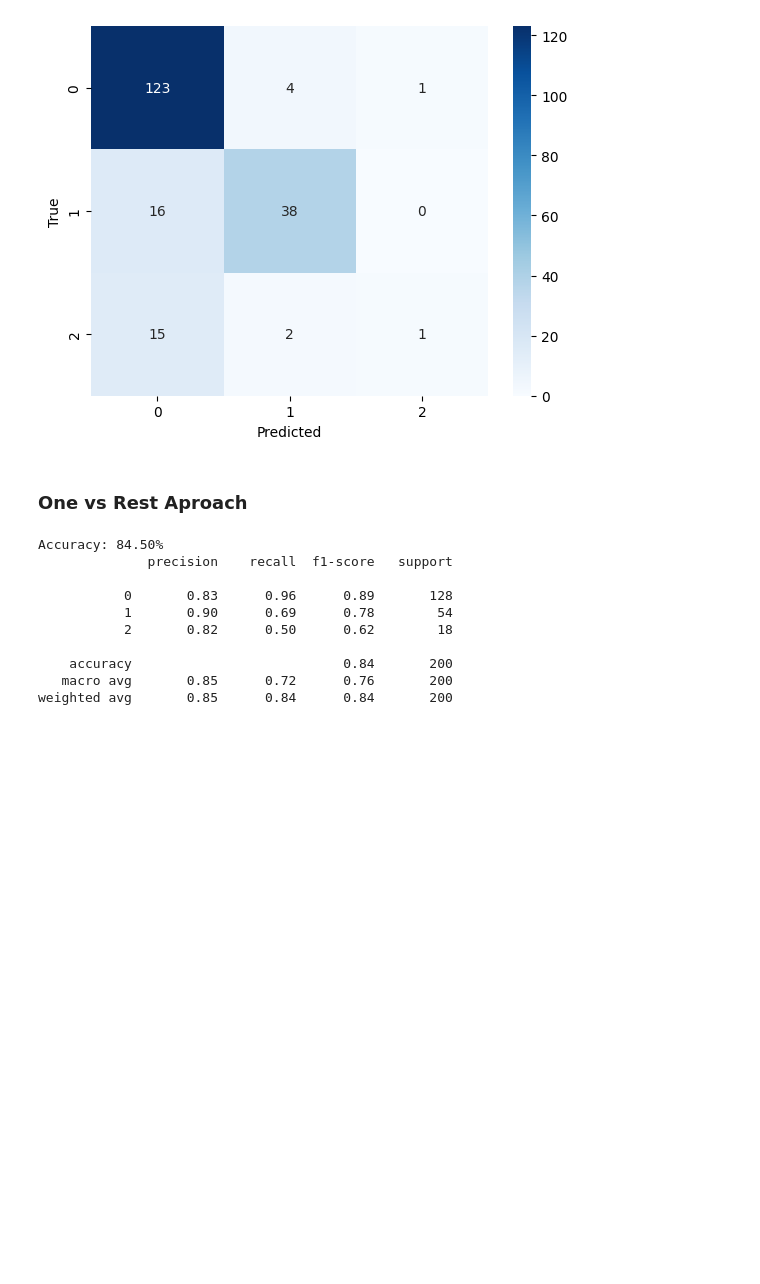
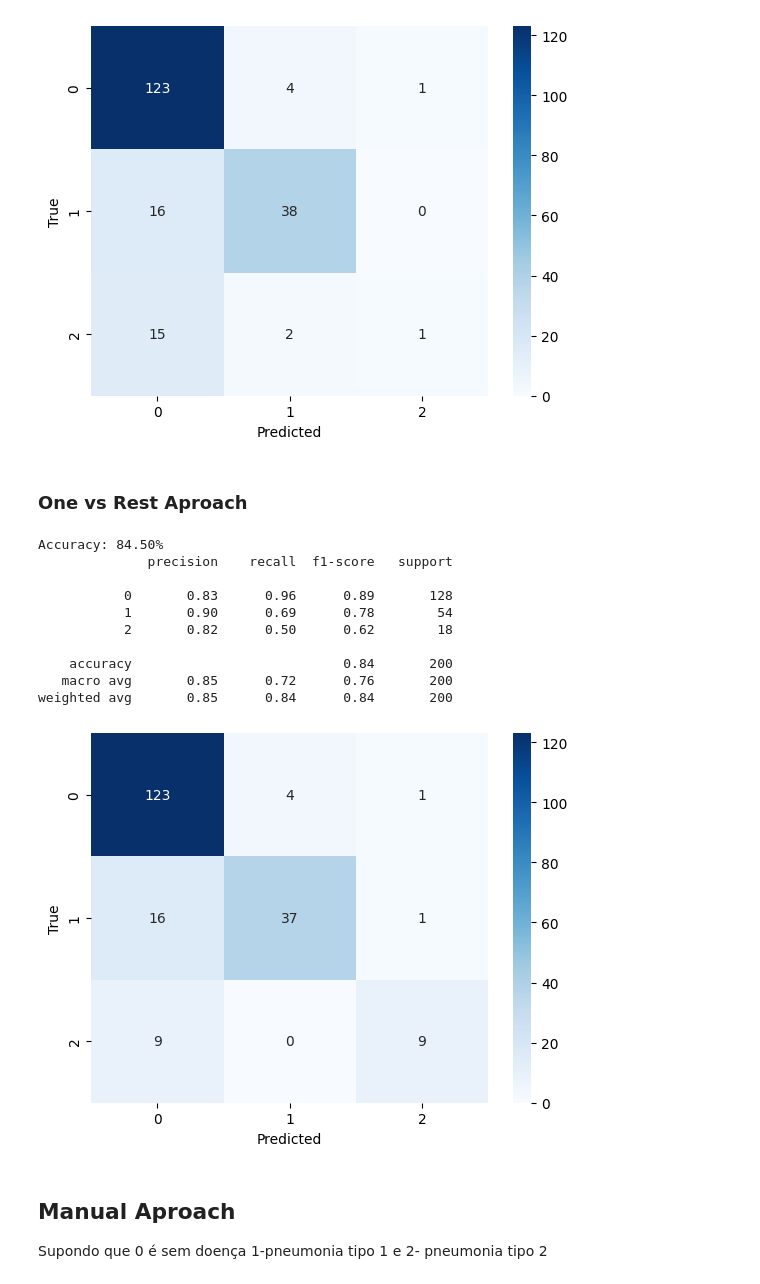
Before and after one commit to filipeaguiarrod/machine_learning_topics, a Jupyter notebook: Classificação/Multiclass/two_models_strategy.ipynb, the cells around one changed output. Saved outputs shown, nothing was run; the diff lists cells and outputs as text; code cells hidden in the pictures; blank space fills up the shorter version.

Commit message:
"Example Manual Implementation"

```diff
--- a/Classificação/Multiclass/two_models_strategy.ipynb
+++ b/Classificação/Multiclass/two_models_strategy.ipynb
@@ -152,3 +153,19 @@ Accuracy: 84.50%
     accuracy                           0.84       200
    macro avg       0.85      0.72      0.76       200
 weighted avg       0.85      0.84      0.84       200
+# %%
+# Generate a confusion matrix
+cm = confusion_matrix(y_test, y_pred)
+
+# Plot the confusion matrix
+sns.heatmap(cm, annot=True, fmt='g', cmap='Blues')
+plt.xlabel('Predicted')
+plt.ylabel('True')
+plt.show()
+# %% [output]
+[figure, added]
+# %% [markdown]
+## Manual Aproach
+
+
+Supondo que 0 é sem doença 1-pneumonia tipo 1  e 2- pneumonia tipo 2
```
Also changed, not shown: parts of 23 cells of this notebook.
